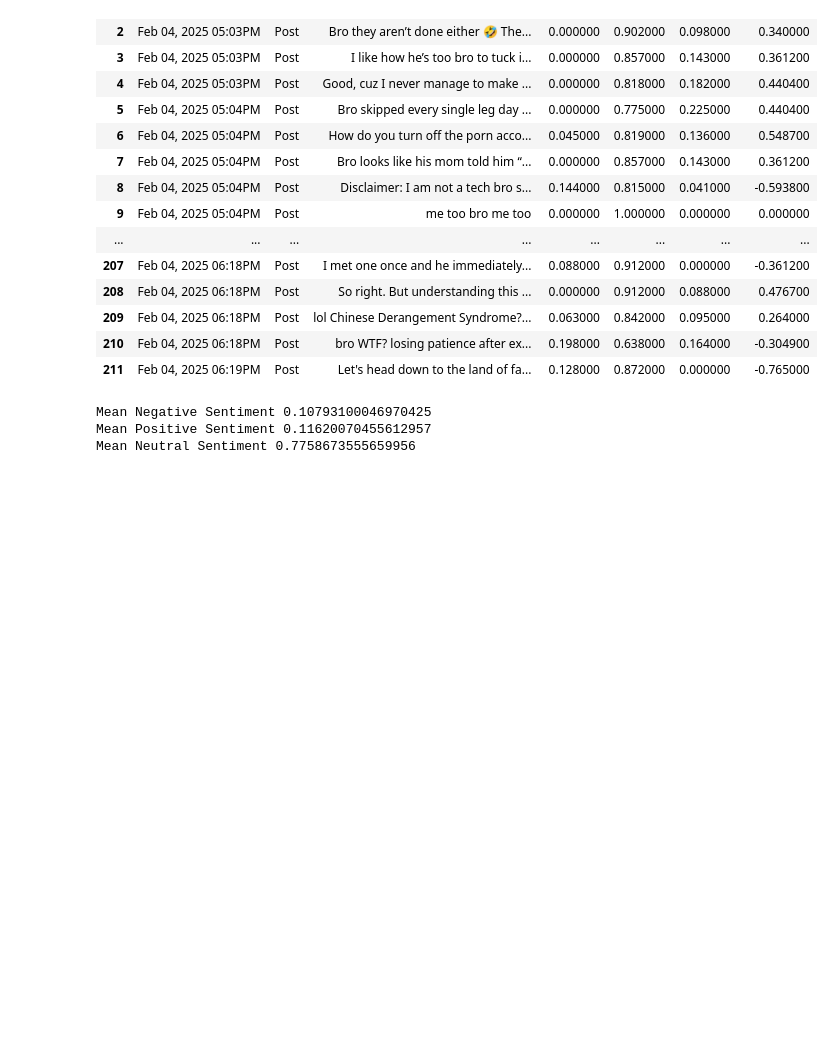
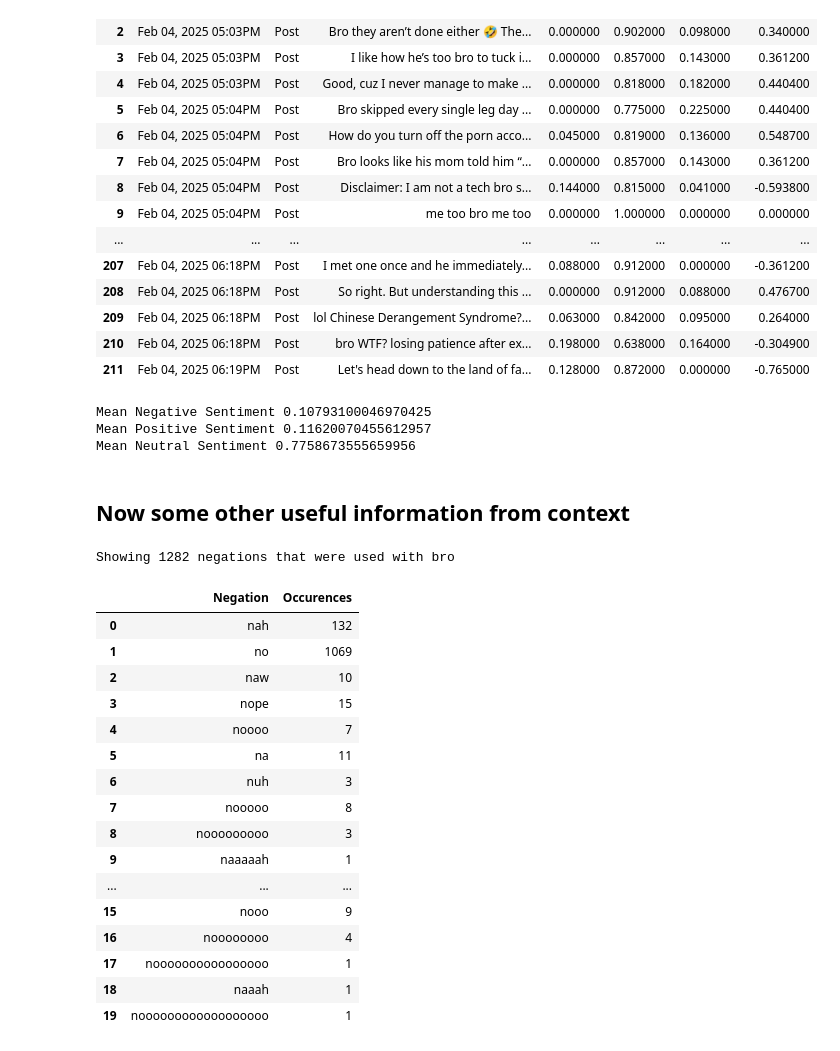
Before and after one commit to paceaux/social-pronouns, a Jupyter notebook: bro.ipynb, the cells around one changed output. Saved outputs shown, nothing was run; the diff lists cells and outputs as text; code cells hidden in the pictures; blank space fills up the shorter version.

Commit message:
Adds functions for profanity, affirmation, and negation

```diff
--- a/bro.ipynb
+++ b/bro.ipynb
@@ -179,3 +179,5 @@ Mean Neutral Sentiment {mean_neu}
 Mean Negative Sentiment 0.10793100046970425
 Mean Positive Sentiment 0.11620070455612957
 Mean Neutral Sentiment 0.7758673555659956
+# %% [markdown]
+## Now some other useful information from context
@@ -181,0 +189,4 @@ Mean Neutral Sentiment 0.7758673555659956
+# %%
+negations = get_frequency_dict(pronoun_rows, NEGATION_REGEX)
+affirmations = get_frequency_dict(pronoun_rows, AFFIRMATION_REGEX)
+profanities = get_frequency_dict(pronoun_rows, PROFANITY_REGEX)
@@ -181,0 +197,26 @@ Mean Neutral Sentiment 0.7758673555659956
+# %%
+
+neg_table = pd.DataFrame(negations.items(), columns=['Negation', 'Occurences'])
+nt = neg_table.reset_index(drop=True)
+
+nt.style\
+    .set_caption(f"Showing {total_negations} negations that were used with {pronoun}")
+# %% [output]
+Showing 1282 negations that were used with bro
+|  | Negation | Occurences |
+| 0 | nah | 132 |
+| 1 | no | 1069 |
+| 2 | naw | 10 |
+| 3 | nope | 15 |
+| 4 | noooo | 7 |
+| 5 | na | 11 |
+| 6 | nuh | 3 |
+| 7 | nooooo | 8 |
+| 8 | nooooooooo | 3 |
+| 9 | naaaaah | 1 |
+| ... | ... | ... |
+| 15 | nooo | 9 |
+| 16 | noooooooo | 4 |
+| 17 | noooooooooooooooo | 1 |
+| 18 | naaah | 1 |
+| 19 | noooooooooooooooooo | 1 |
```
Also changed, not shown: parts of 4 cells of this notebook, 2 other files.
